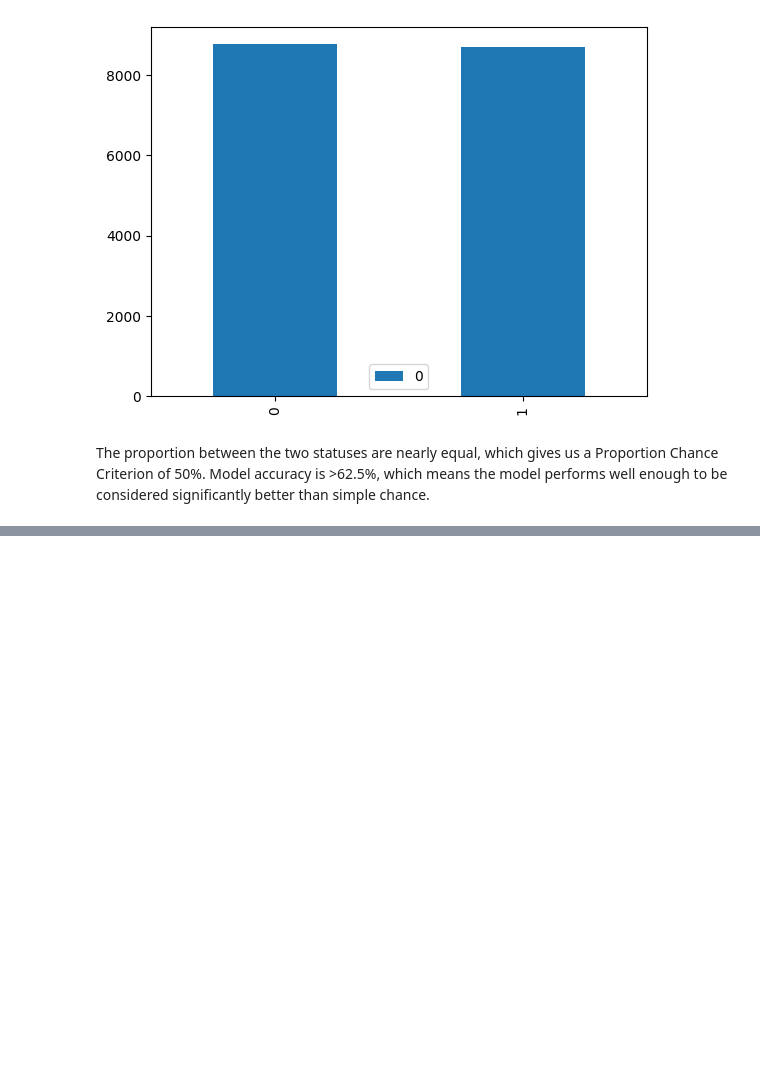
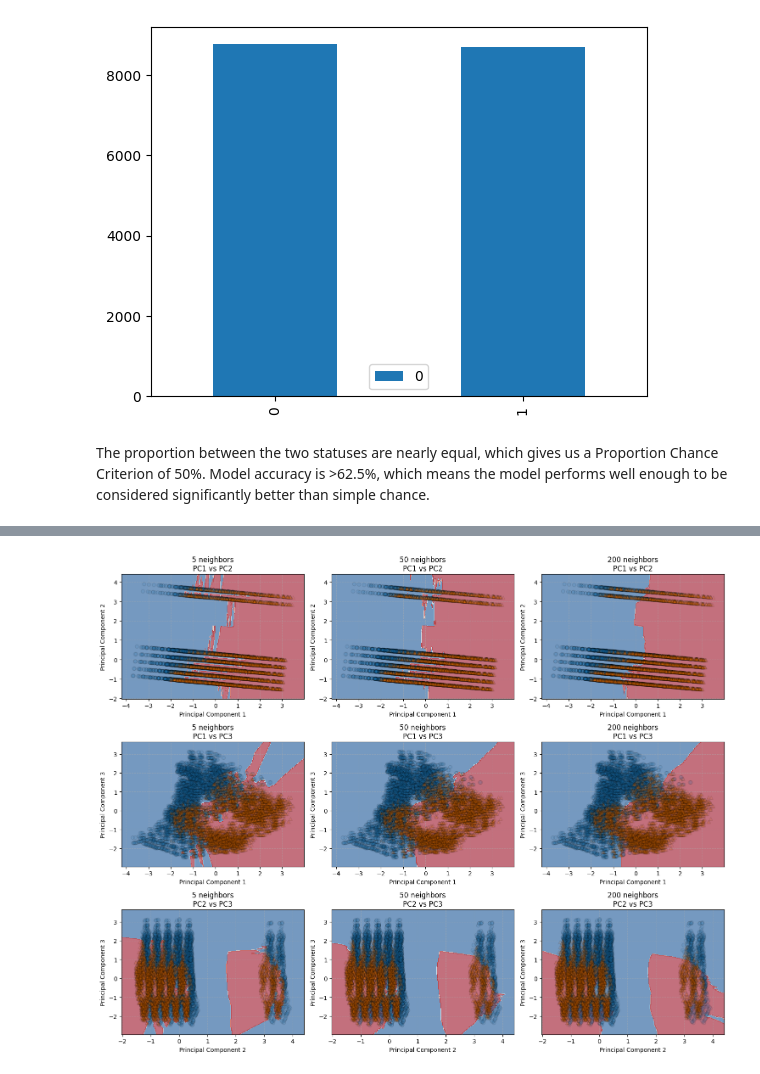
Before and after one commit to EnzoAlto/AIM_Sharing, a Jupyter notebook: ML1 Acoustic Fire Extinguisher.ipynb, the cells around one changed output, grey strips where cells are left out. Cells and saved outputs as stored; diff of their text form; code cells hidden in the pictures; blank space fills up the shorter version.

```diff
--- a/ML1 Acoustic Fire Extinguisher.ipynb
+++ b/ML1 Acoustic Fire Extinguisher.ipynb
@@ -502,0 +580,92 @@ The proportion between the two statuses are nearly equal, which gives us a Propo
+# %%
+import matplotlib.pyplot as plt
+from sklearn.neighbors import KNeighborsClassifier
+from sklearn.decomposition import PCA
+from sklearn.preprocessing import StandardScaler
+from sklearn.model_selection import train_test_split
+from sklearn.metrics import confusion_matrix, ConfusionMatrixDisplay
+import numpy as np
+import pandas as pd
+import itertools
+import mglearn
+
+# --- Prepare data ---
+X = dataset_ohe.loc[:, 'SIZE':'FUEL_thinner'].drop(columns='STATUS')
+y = dataset_ohe['STATUS']
+
+# Split into train/test
+X_train, X_test, y_train, y_test = train_test_split(
+    X, y, test_size=0.25, random_state=42
+)
+
+# --- Standardize ---
+scaler = StandardScaler()
+X_train = scaler.fit_transform(X_train)
+X_test = scaler.transform(X_test)
+
+# --- Apply PCA ---
+n_components = 3  # you can change this freely
+pca = PCA(n_components=n_components)
+X_train_pca = pca.fit_transform(X_train)
+X_test_pca = pca.transform(X_test)
+
+# --- Train KNN ---
+neighbor_settings = [5, 50, 200]
+
+# --- Create subplot grid (pairwise PCA axes × neighbors) ---
+pairs = list(itertools.combinations(range(n_components), 2))
+fig, axes = plt.subplots(
+    len(pairs), len(neighbor_settings),
+    figsize=(5 * len(neighbor_settings), 4 * len(pairs))
+)
+axes = np.atleast_2d(axes)
+
+for row_idx, (i, j) in enumerate(pairs):
+    for col_idx, n_neighbors in enumerate(neighbor_settings):
+        ax = axes[row_idx, col_idx]
+
+        # --- Select current PCA pair ---
+        X_pair = X_train_pca[:, [i, j]]
+        y_pair = y_train
+
+        # --- Train classifier on selected components ---
+        clf = KNeighborsClassifier(n_neighbors=n_neighbors)
+        clf.fit(X_pair, y_pair)
+        # --- Train KNN ---
+        print("KNN accuracy:", clf.score(X_pair, y_pair),
+              "K Number:", n_neighbors)
+
+        # --- Create meshgrid over this PCA space ---
+        x_min, x_max = X_pair[:, 0].min() - 0.5, X_pair[:, 0].max() + 0.5
+        y_min, y_max = X_pair[:, 1].min() - 0.5, X_pair[:, 1].max() + 0.5
+        xx, yy = np.meshgrid(np.linspace(x_min, x_max, 300),
+                             np.linspace(y_min, y_max, 300))
+
+        # --- Predict over grid to get decision surface ---
+        Z = clf.predict(np.c_[xx.ravel(), yy.ravel()]).reshape(xx.shape)
+
+        # --- Plot model surface + real data ---
+        ax.contourf(xx, yy, Z, alpha=0.6, cmap="RdBu_r")
+        mglearn.discrete_scatter(
+            X_train_pca[:, i],
+            X_train_pca[:, j],
+            y_train,
+            ax=ax,
+            s=6,
+            alpha=0.1,
+        )
+
+        ax.set_title(f"{n_neighbors} neighbors\nPC{i+1} vs PC{j+1}")
+        ax.set_xlabel(f"Principal Component {i+1}")
+        ax.set_ylabel(f"Principal Component {j+1}")
+        ax.grid(True, linestyle="--", alpha=0.4)
+
+plt.tight_layout()
+plt.show()
+
+# --- Confusion Matrix on full PCA space ---
+clf_final = KNeighborsClassifier(n_neighbors=5)
+clf_final.fit(X_train_pca, y_train)
+y_pred = clf_final.predict(X_test_pca)
+plt.show()
+# %% [output]
@@ -502,0 +681 @@ The proportion between the two statuses are nearly equal, which gives us a Propo
+[figure, added]
```
Also changed, not shown: parts of 7 cells of this notebook, 2 other files.
